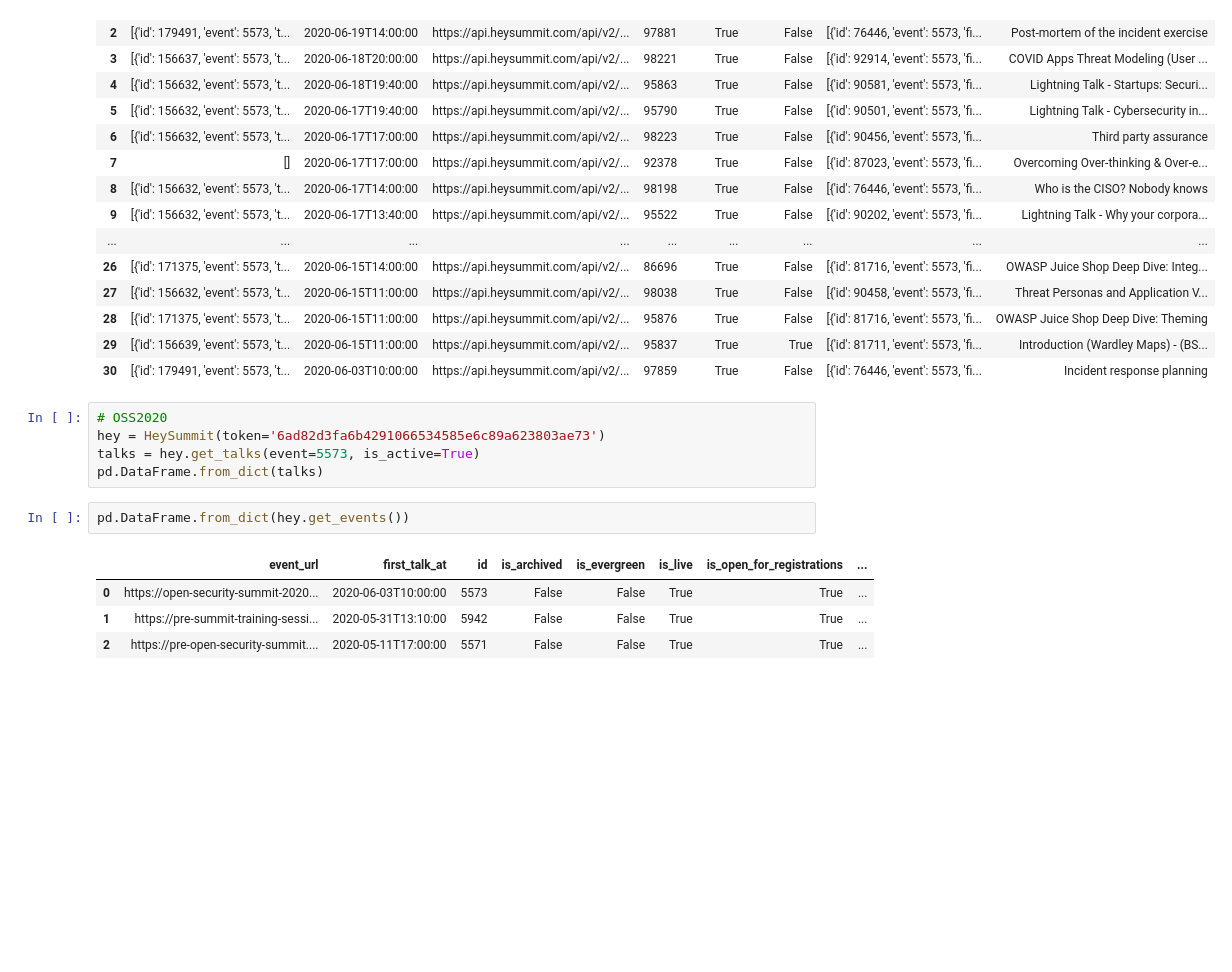
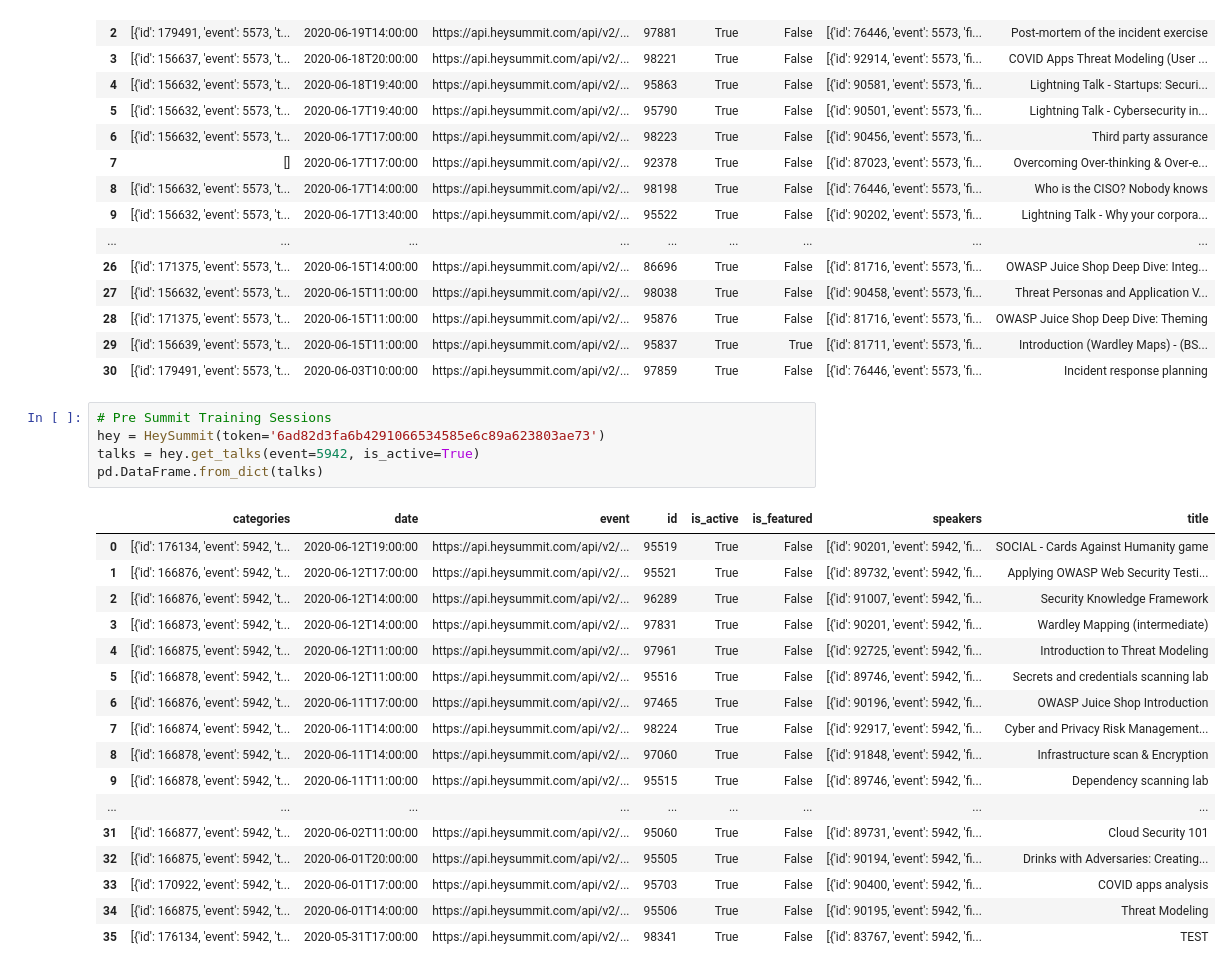
Before and after one commit to OpenSecuritySummit/jp-2020, a Jupyter notebook: notebooks/users/Dario/Untitled3.ipynb, the cells around one changed output. Cells and saved outputs as stored; diff of their text form; blank space fills up the shorter version.

```diff
--- a/notebooks/users/Dario/Untitled3.ipynb
+++ b/notebooks/users/Dario/Untitled3.ipynb
@@ -44,14 +51,25 @@ pd.DataFrame.from_dict(talks)
 | 29 | [{'id': 156639, 'event': 5573, 't... | 2020-06-15T11:00:00 | https://api.heysummit.com/api/v2/... | 95837 | True | True | [{'id': 81711, 'event': 5573, 'fi... | Introduction (Wardley Maps) - (BS... |
 | 30 | [{'id': 179491, 'event': 5573, 't... | 2020-06-03T10:00:00 | https://api.heysummit.com/api/v2/... | 97859 | True | False | [{'id': 76446, 'event': 5573, 'fi... | Incident response planning |
 # %%
-# OSS2020
+# Pre Summit Training Sessions
 hey = HeySummit(token='6ad82d3fa6b4291066534585e6c89a623803ae73')
-talks = hey.get_talks(event=5573, is_active=True)
+talks = hey.get_talks(event=5942, is_active=True)
 pd.DataFrame.from_dict(talks)
+# %% [output]
+|  | categories | date | event | id | is_active | is_featured | speakers | title |
+| 0 | [{'id': 176134, 'event': 5942, 't... | 2020-06-12T19:00:00 | https://api.heysummit.com/api/v2/... | 95519 | True | False | [{'id': 90201, 'event': 5942, 'fi... | SOCIAL - Cards Against Humanity game |
+| 1 | [{'id': 166876, 'event': 5942, 't... | 2020-06-12T17:00:00 | https://api.heysummit.com/api/v2/... | 95521 | True | False | [{'id': 89732, 'event': 5942, 'fi... | Applying OWASP Web Security Testi... |
+| 2 | [{'id': 166876, 'event': 5942, 't... | 2020-06-12T14:00:00 | https://api.heysummit.com/api/v2/... | 96289 | True | False | [{'id': 91007, 'event': 5942, 'fi... | Security Knowledge Framework |
+| 3 | [{'id': 166873, 'event': 5942, 't... | 2020-06-12T14:00:00 | https://api.heysummit.com/api/v2/... | 97831 | True | False | [{'id': 90201, 'event': 5942, 'fi... | Wardley Mapping (intermediate) |
+| 4 | [{'id': 166875, 'event': 5942, 't... | 2020-06-12T11:00:00 | https://api.heysummit.com/api/v2/... | 97961 | True | False | [{'id': 92725, 'event': 5942, 'fi... | Introduction to Threat Modeling |
+| 5 | [{'id': 166878, 'event': 5942, 't... | 2020-06-12T11:00:00 | https://api.heysummit.com/api/v2/... | 95516 | True | False | [{'id': 89746, 'event': 5942, 'fi... | Secrets and credentials scanning lab |
+| 6 | [{'id': 166876, 'event': 5942, 't... | 2020-06-11T17:00:00 | https://api.heysummit.com/api/v2/... | 97465 | True | False | [{'id': 90196, 'event': 5942, 'fi... | OWASP Juice Shop Introduction |
+| 7 | [{'id': 166874, 'event': 5942, 't... | 2020-06-11T14:00:00 | https://api.heysummit.com/api/v2/... | 98224 | True | False | [{'id': 92917, 'event': 5942, 'fi... | Cyber and Privacy Risk Management... |
+| 8 | [{'id': 166878, 'event': 5942, 't... | 2020-06-11T14:00:00 | https://api.heysummit.com/api/v2/... | 97060 | True | False | [{'id': 91848, 'event': 5942, 'fi... | Infrastructure scan & Encryption |
+| 9 | [{'id': 166878, 'event': 5942, 't... | 2020-06-11T11:00:00 | https://api.heysummit.com/api/v2/... | 95515 | True | False | [{'id': 89746, 'event': 5942, 'fi... | Dependency scanning lab |
+| ... | ... | ... | ... | ... | ... | ... | ... | ... |
+| 31 | [{'id': 166877, 'event': 5942, 't... | 2020-06-02T11:00:00 | https://api.heysummit.com/api/v2/... | 95060 | True | False | [{'id': 89731, 'event': 5942, 'fi... | Cloud Security 101 |
+| 32 | [{'id': 166875, 'event': 5942, 't... | 2020-06-01T20:00:00 | https://api.heysummit.com/api/v2/... | 95505 | True | False | [{'id': 90194, 'event': 5942, 'fi... | Drinks with Adversaries: Creating... |
+| 33 | [{'id': 170922, 'event': 5942, 't... | 2020-06-01T17:00:00 | https://api.heysummit.com/api/v2/... | 95703 | True | False | [{'id': 90400, 'event': 5942, 'fi... | COVID apps analysis |
+| 34 | [{'id': 166875, 'event': 5942, 't... | 2020-06-01T14:00:00 | https://api.heysummit.com/api/v2/... | 95506 | True | False | [{'id': 90195, 'event': 5942, 'fi... | Threat Modeling |
+| 35 | [{'id': 176134, 'event': 5942, 't... | 2020-05-31T17:00:00 | https://api.heysummit.com/api/v2/... | 98341 | True | False | [{'id': 83767, 'event': 5942, 'fi... | TEST |
-# %%
-pd.DataFrame.from_dict(hey.get_events())
-# %% [output]
-|  | event_url | first_talk_at | id | is_archived | is_evergreen | is_live | is_open_for_registrations | ... |
-| 0 | https://open-security-summit-2020... | 2020-06-03T10:00:00 | 5573 | False | False | True | True | ... |
-| 1 | https://pre-summit-training-sessi... | 2020-05-31T13:10:00 | 5942 | False | False | True | True | ... |
-| 2 | https://pre-open-security-summit.... | 2020-05-11T17:00:00 | 5571 | False | False | True | True | ... |
```
Also changed, not shown: parts of 2 cells of this notebook.
